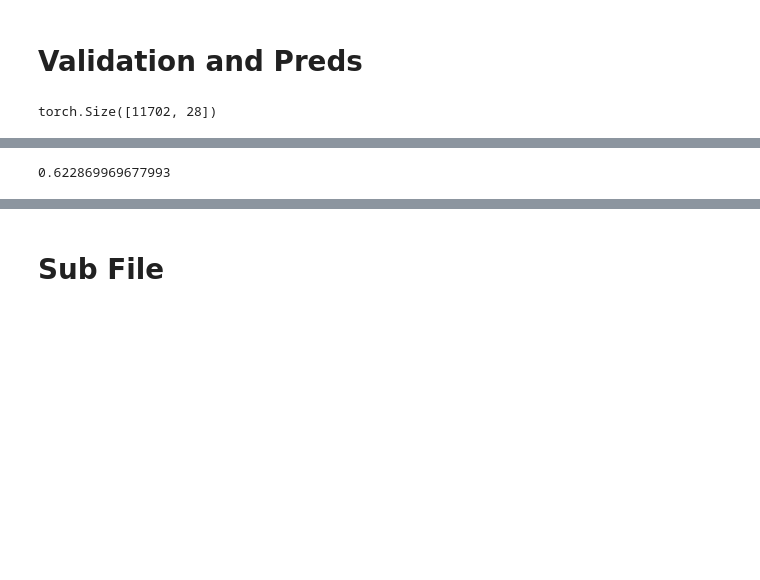
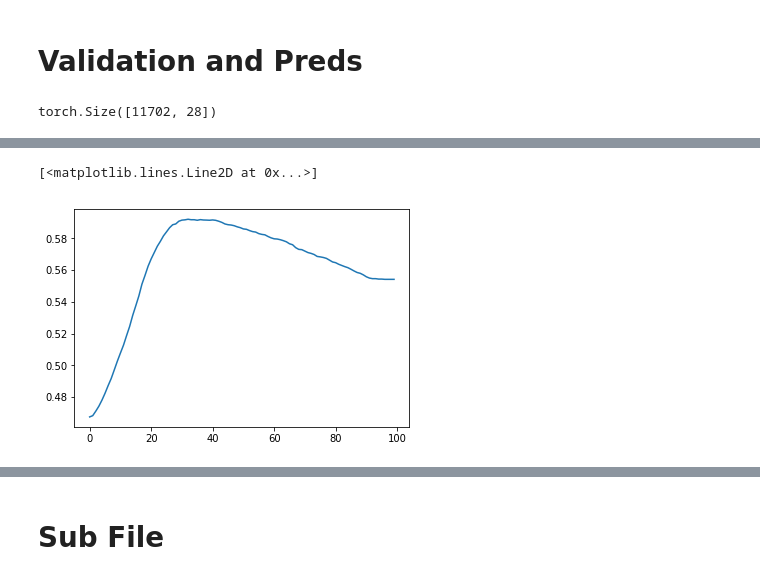
Before and after one commit to andrijdavid/kaggle_hpa, a Jupyter notebook: 4channel-darknet.ipynb, the cells around one changed output, grey strips where cells are left out. Saved outputs shown, nothing was run; the diff lists cells and outputs as text; code cells hidden in the pictures; blank space fills up the shorter version.

```diff
--- a/4channel-darknet.ipynb
+++ b/4channel-darknet.ipynb
@@ -109,7 +109,7 @@ def get_learner(data, focal=False, fp16=False):
     learn = Learner(data, arch , wd=0.2, div_factor=10, pct_start=0.5, metrics=[accuracy_thresh, f1])
     if focal: learn.loss_func=FocalLoss()
     if fp16: learn.to_fp16();
-    learn.load('dk_small_64')
+    learn.load('dk_small_128')
     return learn.mixup()
 # %%
 data = get_data(128, 64, True)
@@ -189,10 +184,6 @@ def f1_n(y_pred, y_true, thresh, n, default=0.5):
     threshold = default * np.ones(y_pred.shape[1])
     threshold[n]=thresh
     return f1_np(y_pred, y_true, threshold)
-# %%
-f1_n(p_v_np, t_v_np, 0.4, 0)
-# %% [output]
-0.622869969677993
 # %%
 def find_thresh(y_pred, y_true):
     ths = []
@@ -203,2 +194,6 @@ def find_thresh(y_pred, y_true):
         ths += [np.array(aux).argmax()/100]
     return np.array(ths)
+# %%
+x = np.linspace(0,1,100)
+# %%
+ y = np.array([f1_n(p_v_np, t_v_np, th, 2) for th in x])
@@ -205,3 +202,8 @@ def find_thresh(y_pred, y_true):
+# %%
+plt.plot(y)
+# %% [output]
+[<matplotlib.lines.Line2D at 0x...>]
+[figure, added]
 # %%
 ths = find_thresh(p_v_np, t_v_np)
 # %%
```
Also changed, not shown: parts of 14 cells of this notebook.
